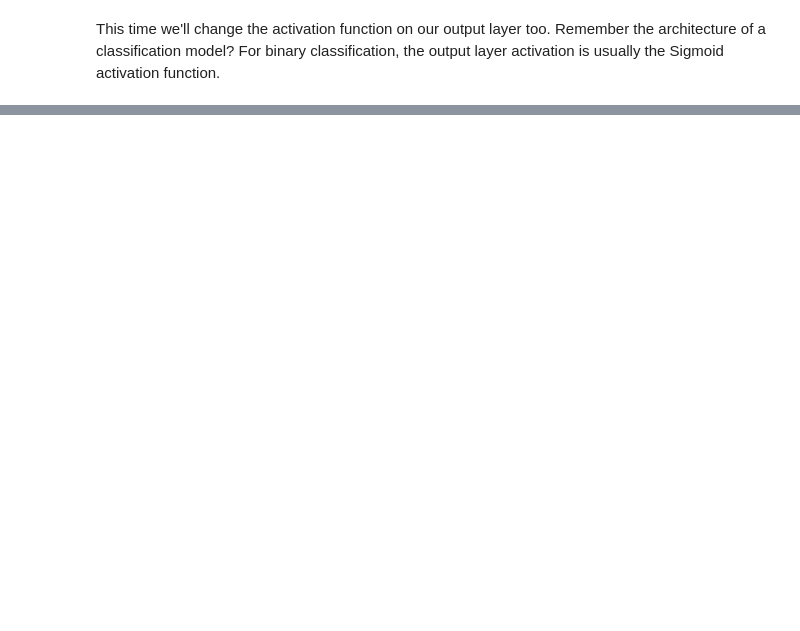
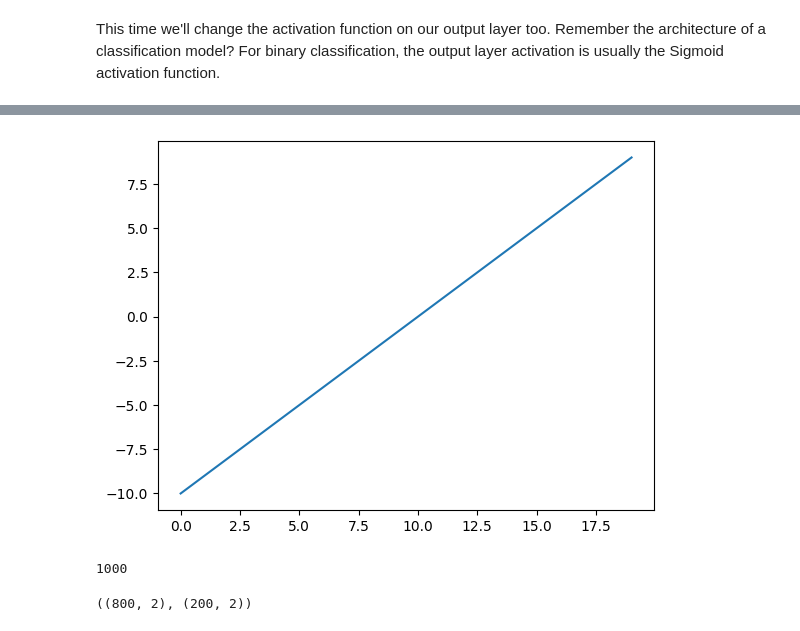
Before and after one commit to Akshhxt/TensorFlow, a Jupyter notebook: Neural_Network_Classification_with_Tensorflow.ipynb, the cells around one changed output, grey strips where cells are left out. Cells and saved outputs as stored; diff of their text form; code cells hidden in the pictures; blank space fills up the shorter version.

```diff
--- a/Neural_Network_Classification_with_Tensorflow.ipynb
+++ b/Neural_Network_Classification_with_Tensorflow.ipynb
@@ -486,0 +534,20 @@ doing binary classifcation
+# %%
+# Linear
+plt.plot(tf.keras.activations.linear(A));
+# %% [output]
+[figure, added]
+# %%
+# How many examples are in the whole dataset?
+len(X)
+# %% [output]
+1000
+# %%
+
+# Split data into train and test sets
+X_train, y_train = X[:800], y[:800] # 80% of the data for the training set
+X_test, y_test = X[800:], y[800:] # 20% of the data for the test set
+
+# Check the shapes of the data
+X_train.shape, X_test.shape # 800 examples in the training set, 200 examples in the test set
+# %% [output]
+((800, 2), (200, 2))
```
Also changed, not shown: parts of 25 cells of this notebook.
